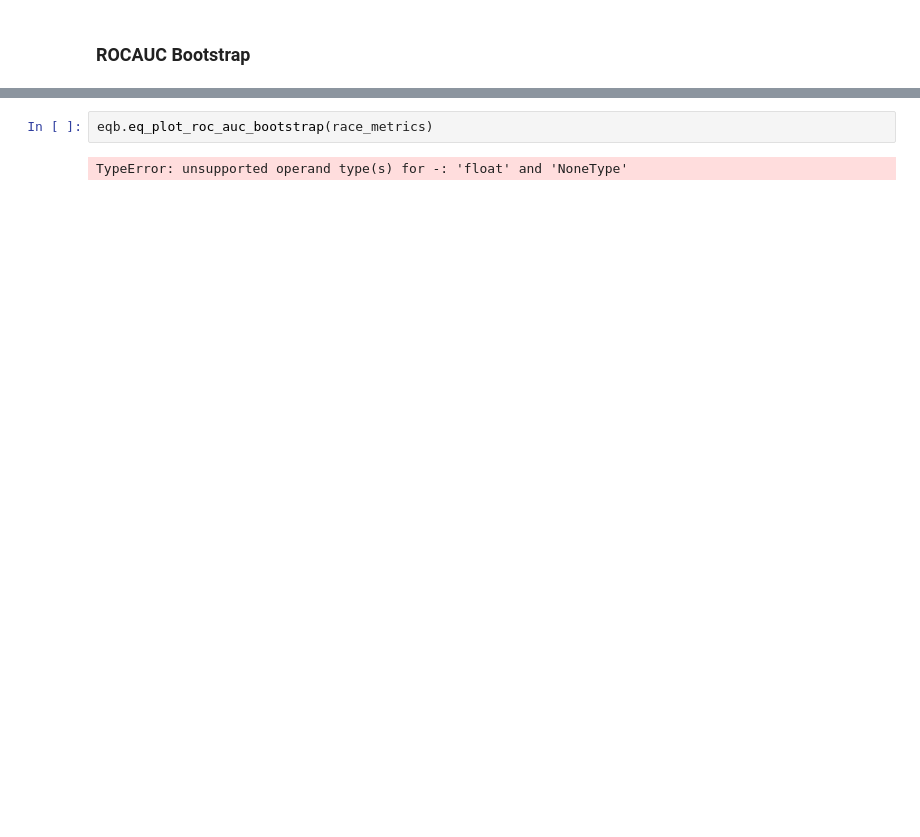
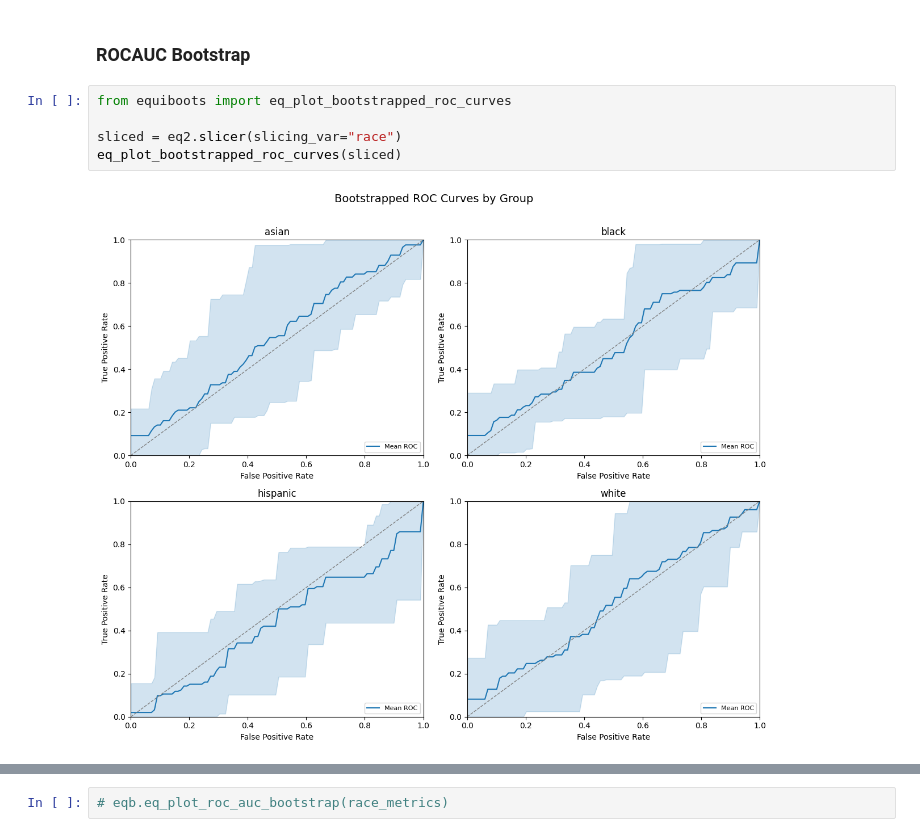
Before and after one commit to uclamii/equiboots_docs, a Jupyter notebook: notebooks/equi_boots_plots.ipynb, the cells around one changed output, grey strips where cells are left out. Cells and saved outputs as stored; diff of their text form; blank space fills up the shorter version.

Commit message:
(+) eq_plot_bootstrapped_roc_curves

```diff
--- a/notebooks/equi_boots_plots.ipynb
+++ b/notebooks/equi_boots_plots.ipynb
@@ -152,2 +152,9 @@ eqb.eq_disparity_metrics_plot(
 # %% [markdown]
 ### ROCAUC Bootstrap
+# %%
+from equiboots import eq_plot_bootstrapped_roc_curves
+
+sliced = eq2.slicer(slicing_var="race")
+eq_plot_bootstrapped_roc_curves(sliced)
+# %% [output]
+[figure, added]
@@ -154,4 +162,2 @@ eqb.eq_disparity_metrics_plot(
 # %%
-eqb.eq_plot_roc_auc_bootstrap(race_metrics)
+# eqb.eq_plot_roc_auc_bootstrap(race_metrics)
-# %% [output]
-TypeError: unsupported operand type(s) for -: 'float' and 'NoneType'
```
Also changed, not shown: parts of 6 cells of this notebook, 1 other file.
